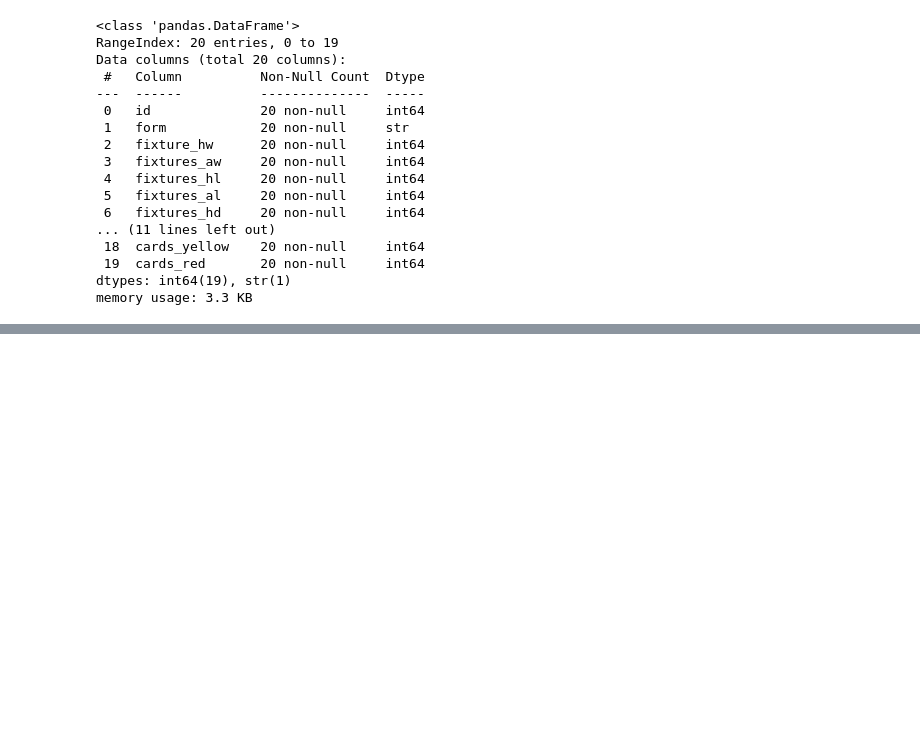
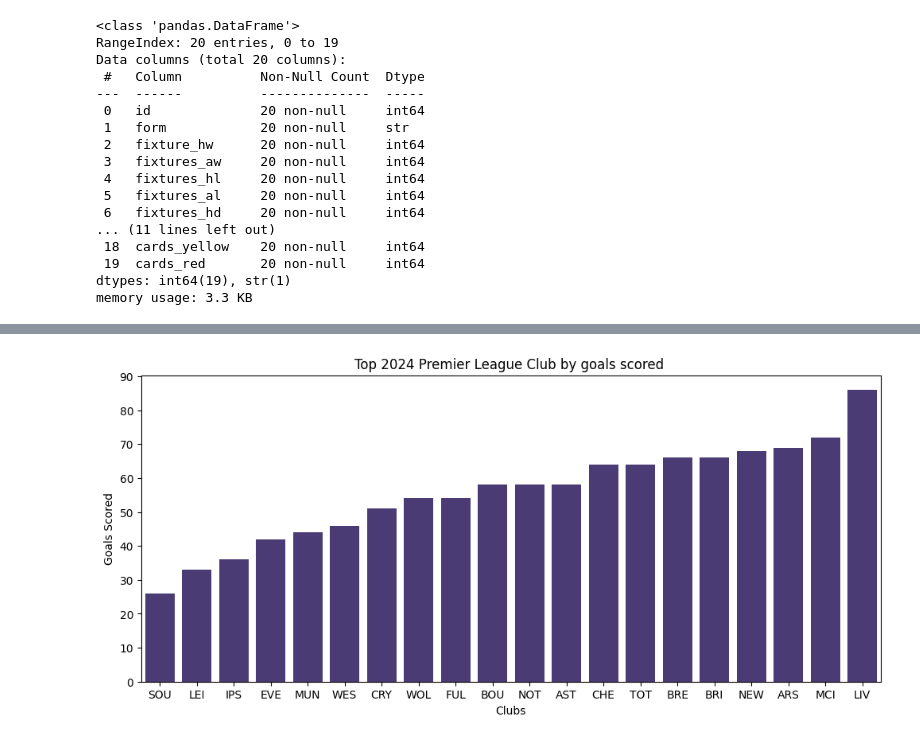
Before and after one commit to Lakes41/Premier-league-predictor-model, a Jupyter notebook: Notebooks/EDA.ipynb, the cells around one changed output, grey strips where cells are left out. Cells and saved outputs as stored; diff of their text form; code cells hidden in the pictures; blank space fills up the shorter version.

```diff
--- a/Notebooks/EDA.ipynb
+++ b/Notebooks/EDA.ipynb
@@ -33,0 +161,2 @@ memory usage: 3.3 KB
+# %%
+data_2024['goal_diff'] = data_2024['goals_scored'] - data_2024['goals_conceded']
@@ -33,0 +169,10 @@ memory usage: 3.3 KB
+# %%
+fig, ax = plt.subplots(figsize=(12, 5))
+sns.barplot(x='code', y='goals_scored', data=data_2024.sort_values(by='goals_scored', ascending=True), ax=ax)
+ax.set_yticks(range(0, 100, 10))
+plt.title("Top 2024 Premier League Club by goals scored ")
+plt.xlabel("Clubs")
+plt.ylabel("Goals Scored")
+plt.show()
+# %% [output]
+[figure, added]
```
Also changed, not shown: parts of 27 cells of this notebook, 2 other files.
